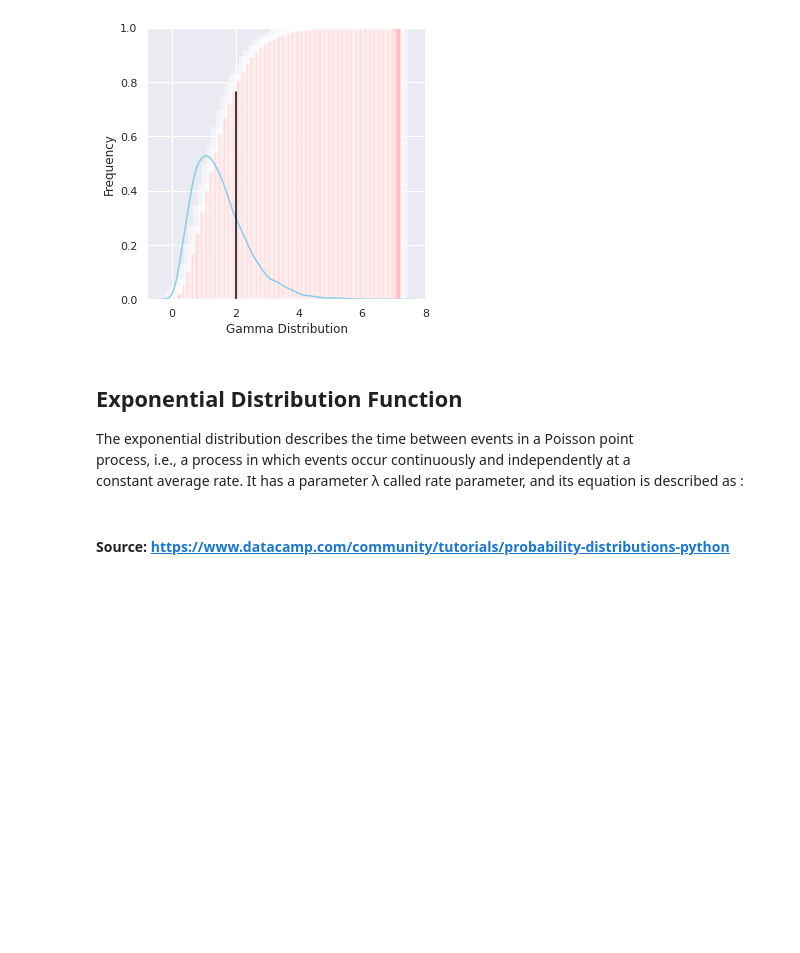
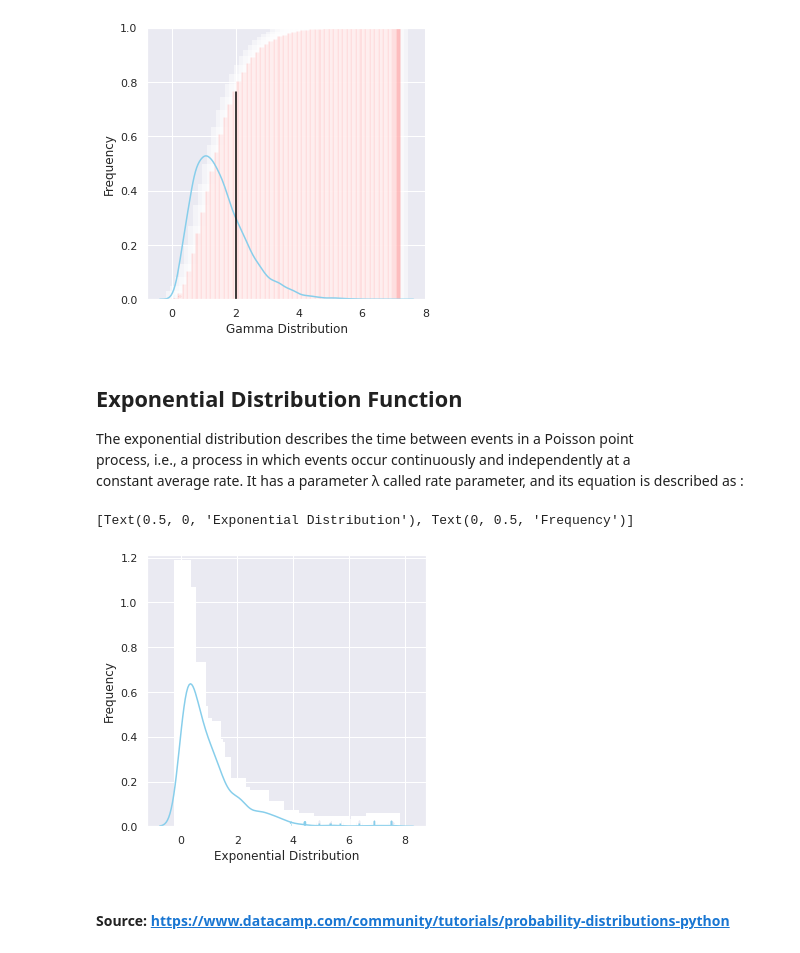
Before and after one commit to MaaniBeigy/mywrench, a Jupyter notebook: notebooks/distributions.ipynb, the cells around one changed output. Drawn from its saved outputs; the diff is of its cells as text; code cells hidden in the pictures; blank space fills up the shorter version.

Commit message:
:zap: adding exponential distribution

```diff
--- a/notebooks/distributions.ipynb
+++ b/notebooks/distributions.ipynb
@@ -163,5 +163,19 @@ ax.set(xlabel='Gamma Distribution', ylabel='Frequency', ylim=(0,1))
 The exponential distribution describes the time between events in a Poisson point
 process, i.e., a process in which events occur continuously and independently at a
 constant average rate. It has a parameter λ called rate parameter, and its equation is described as :
+# %%
+from scipy.stats import expon
+data_expon = expon.rvs(scale=1, loc=0, size=1000)
+ax = sns.distplot(
+    data_expon,
+    kde=True,
+    bins=100,
+    color='skyblue',
+    hist_kws={"linewidth": 15, 'alpha': 1}
+)
+ax.set(xlabel='Exponential Distribution', ylabel='Frequency')
+# %% [output]
+[Text(0.5, 0, 'Exponential Distribution'), Text(0, 0.5, 'Frequency')]
+[figure, added]
 # %% [markdown]
 #### Source:  [https://www.datacamp.com/community/tutorials/probability-distributions-python](https://www.datacamp.com/community/tutorials/probability-distributions-python)
```
Also changed, not shown: parts of 3 cells of this notebook.
